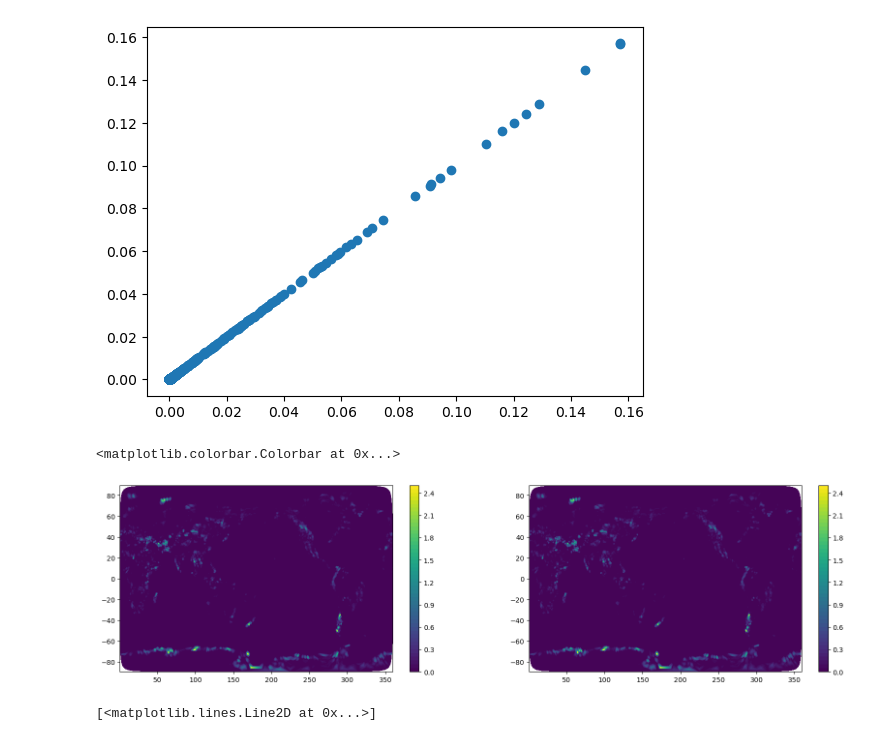
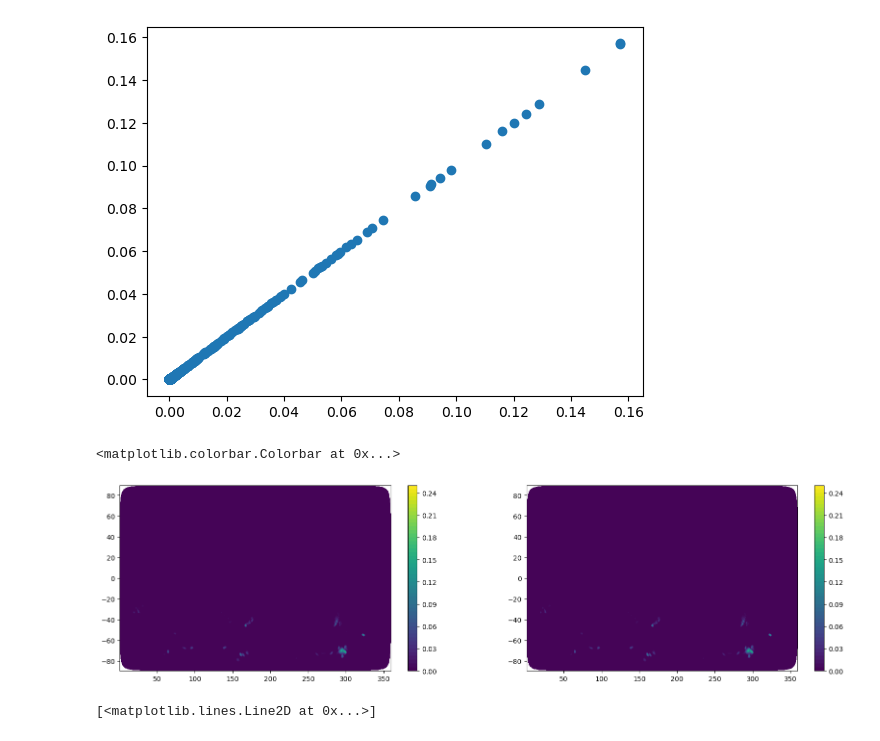
Before and after one commit to JulioTBacmeister/GW_UnitTest, a Jupyter notebook: Python/ReadFortran.ipynb, the cells around one changed output. Cells and saved outputs as stored; diff of their text form; code cells hidden in the pictures.

Commit message:
Major updates - movmtn, gridded data driving, vorticity calc

```diff
--- a/Python/ReadFortran.ipynb
+++ b/Python/ReadFortran.ipynb
@@ -40,8 +40,9 @@ with open('../GW.dat', 'rb') as f:
     tau_diag = np.fromfile(f, dtype=np.float64, count=ncol * (nlev+1) ).reshape((ncol, nlev+1), order='F')
 
     if (use_gw_movmtn_pbl==True):
-        ubm_movmtn = np.fromfile(f, dtype=np.float64, count=ncol * (nlev) ).reshape((ncol, nlev), order='F')
-        tau_movmtn = np.fromfile(f, dtype=np.float64, count=ncol * (nlev+1) ).reshape((ncol, nlev+1), order='F')
+        ubm_movmtn  = np.fromfile(f, dtype=np.float64, count=ncol * (nlev) ).reshape((ncol, nlev), order='F')
+        vort_movmtn = np.fromfile(f, dtype=np.float64, count=ncol * (nlev) ).reshape((ncol, nlev), order='F')
+        tau_movmtn  = np.fromfile(f, dtype=np.float64, count=ncol * (nlev+1) ).reshape((ncol, nlev+1), order='F')
 
 #
 # %% [output]
@@ -126,16 +127,16 @@ plt.scatter( tau_diag_cam[0,z,:].flatten() ,  tau_diag.T[z,:].flatten() )
 <matplotlib.collections.PathCollection at 0x...>
 [figure]
 # %%
-z=93
-lev=1*np.linspace(0.,2.5,num=51)
+z=20
+lev=0.1*np.linspace(0.,2.5,num=51)
 fig,ax=plt.subplots(1,2,figsize=(20,5))
 co=ax[0].tricontourf( lon,lat, tau_diag_cam[0,z,:], levels=lev )
 plt.colorbar(co)
 co=ax[1].tricontourf( lon,lat, tau_diag.T[z,:], levels=lev )
 plt.colorbar(co)
 # %% [output]
 <matplotlib.colorbar.Colorbar at 0x...>
-[figure, old version]
+[figure, new version]
 # %%
 #plt.plot(ubm_movmtn[10_000,:] )
 plt.plot(tau_movmtn[:,70] )
```
Also changed, not shown: parts of 5 cells of this notebook, 11 other files.
